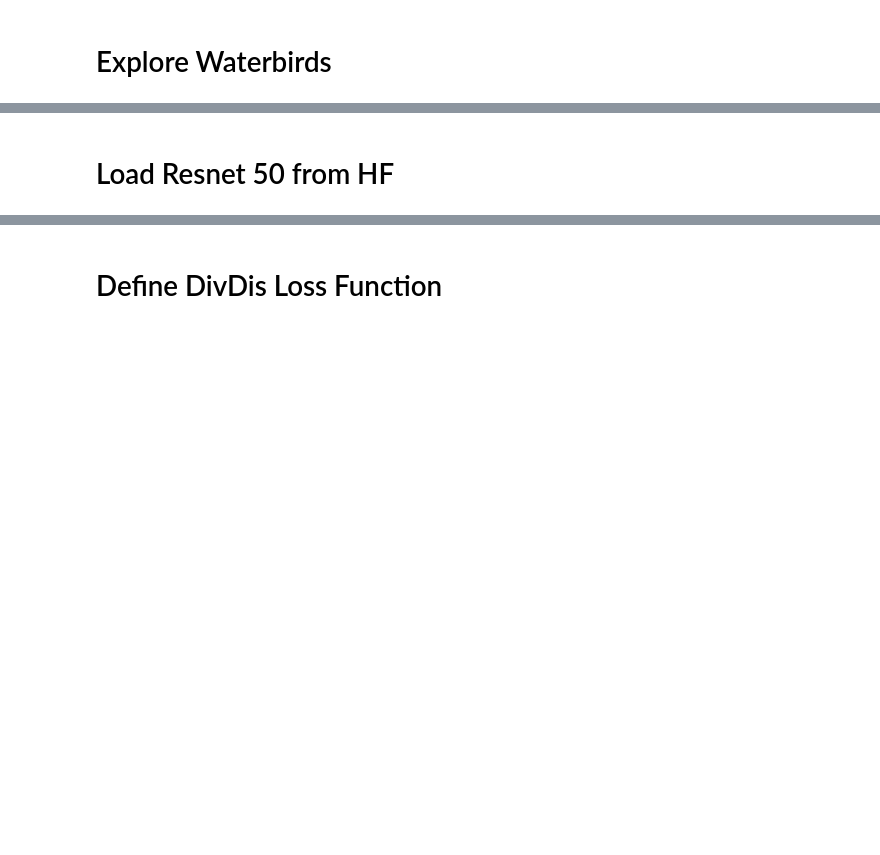
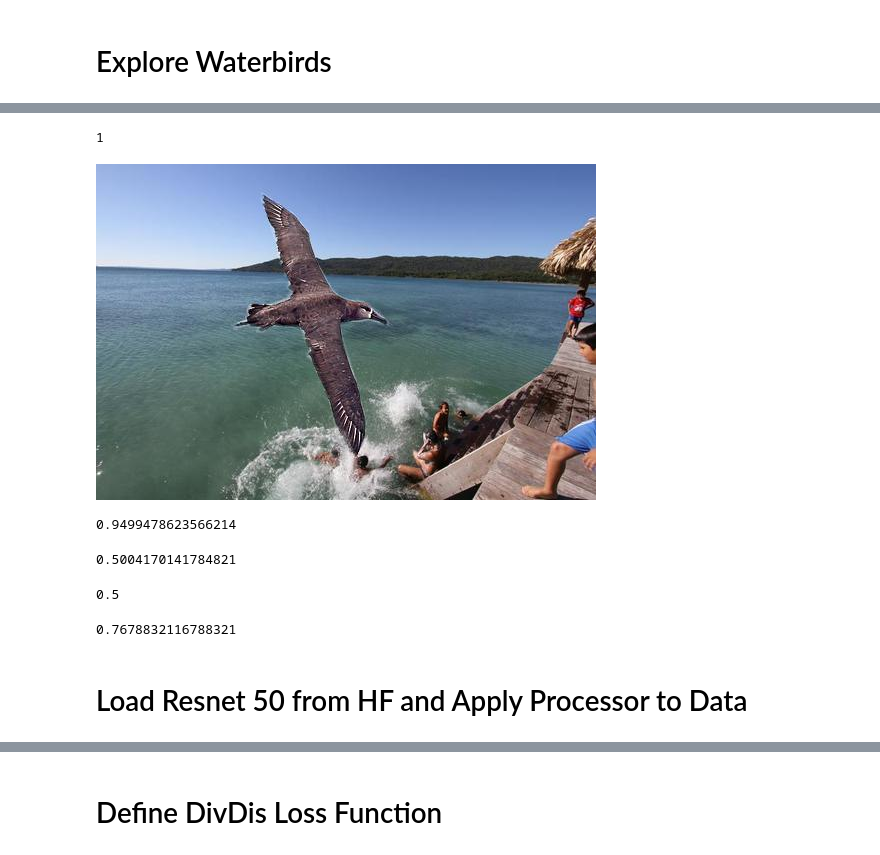
Before and after one commit to oliveradk/elk-experiments, a Jupyter notebook: notebooks/divdis.ipynb, the cells around one changed output, grey strips where cells are left out. Saved outputs shown, nothing was run; the diff lists cells and outputs as text; code cells hidden in the pictures; blank space fills up the shorter version.

```diff
--- a/notebooks/divdis.ipynb
+++ b/notebooks/divdis.ipynb
@@ -50,8 +34,0 @@ DatasetDict({
-# %%
-# add image
-from PIL import Image
-def read_image(img_filename):
-    image = Image.open(img_filename)
-    image = image.convert("RGB")
-    return {"image": image}
-dataset = dataset.map(lambda x: read_image(dataset_dir + "/" + x["img_filename"]))
@@ -58,8 +53,37 @@ dataset = dataset.map(lambda x: read_image(dataset_dir + "/" + x["img_filename"]
+# %%
+dataset["train"]["y"][0]
+# %% [output]
+1
 # %%
-# remove img_filename and img_id
-dataset = dataset.remove_columns(["img_filename", "img_id"])
+# remove image_id and place_filename from dataset
+dataset = dataset.remove_columns(["img_id", "place_filename"])
+# %%
+img_filename = dataset["train"][0]["img_filename"]
+image = Image.open(dataset_dir + "/" + img_filename)
+image
+# %% [output]
+[figure, added]
+# %%
+sum([i == j for i, j in zip(dataset["train"]["y"], dataset["train"]["place"])]) / len(dataset["train"])
+# %% [output]
+0.9499478623566214
+# %%
+# same computation for validation
+sum([i == j for i, j in zip(dataset["val"]["y"], dataset["val"]["place"])]) / len(dataset["val"])
+# %% [output]
+0.5004170141784821
+# %%
+# same computation for test
+sum([i == j for i, j in zip(dataset["test"]["y"], dataset["test"]["place"])]) / len(dataset["test"])
+# %% [output]
+0.5
+# %%
+# balance of labels
+sum([i == 0 for i in dataset["train"]["y"]]) / len(dataset["train"]) # use this to set auxiliary KL div loss
+# %% [output]
+0.7678832116788321
 # %% [markdown]
-# Load Resnet 50 from HF
+# Load Resnet 50 from HF and Apply Processor to Data
 # %%
 # load resnset50 from huggingface
 from transformers import AutoImageProcessor, ResNetForImageClassification
```
Also changed, not shown: parts of 35 cells of this notebook.
